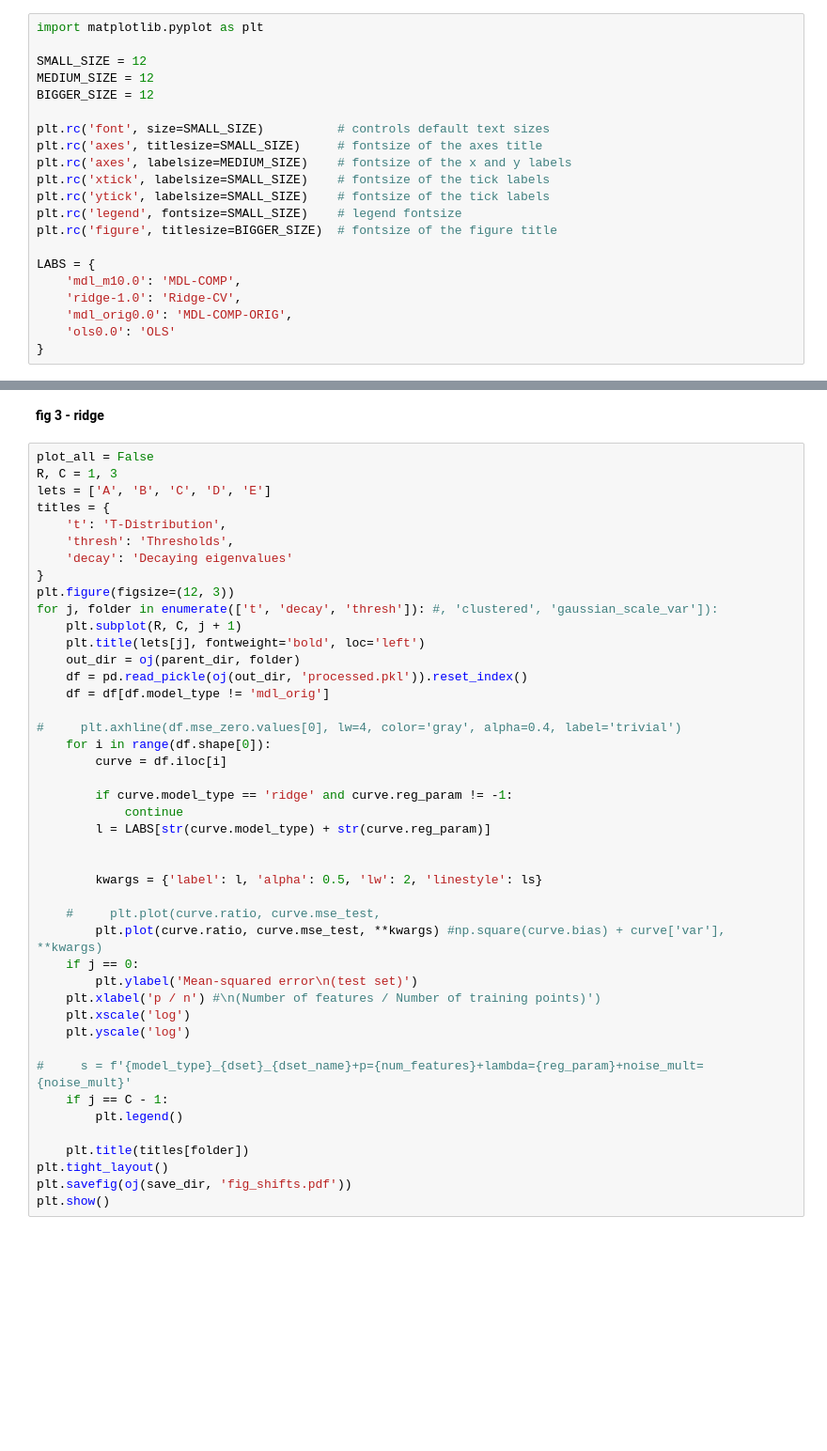
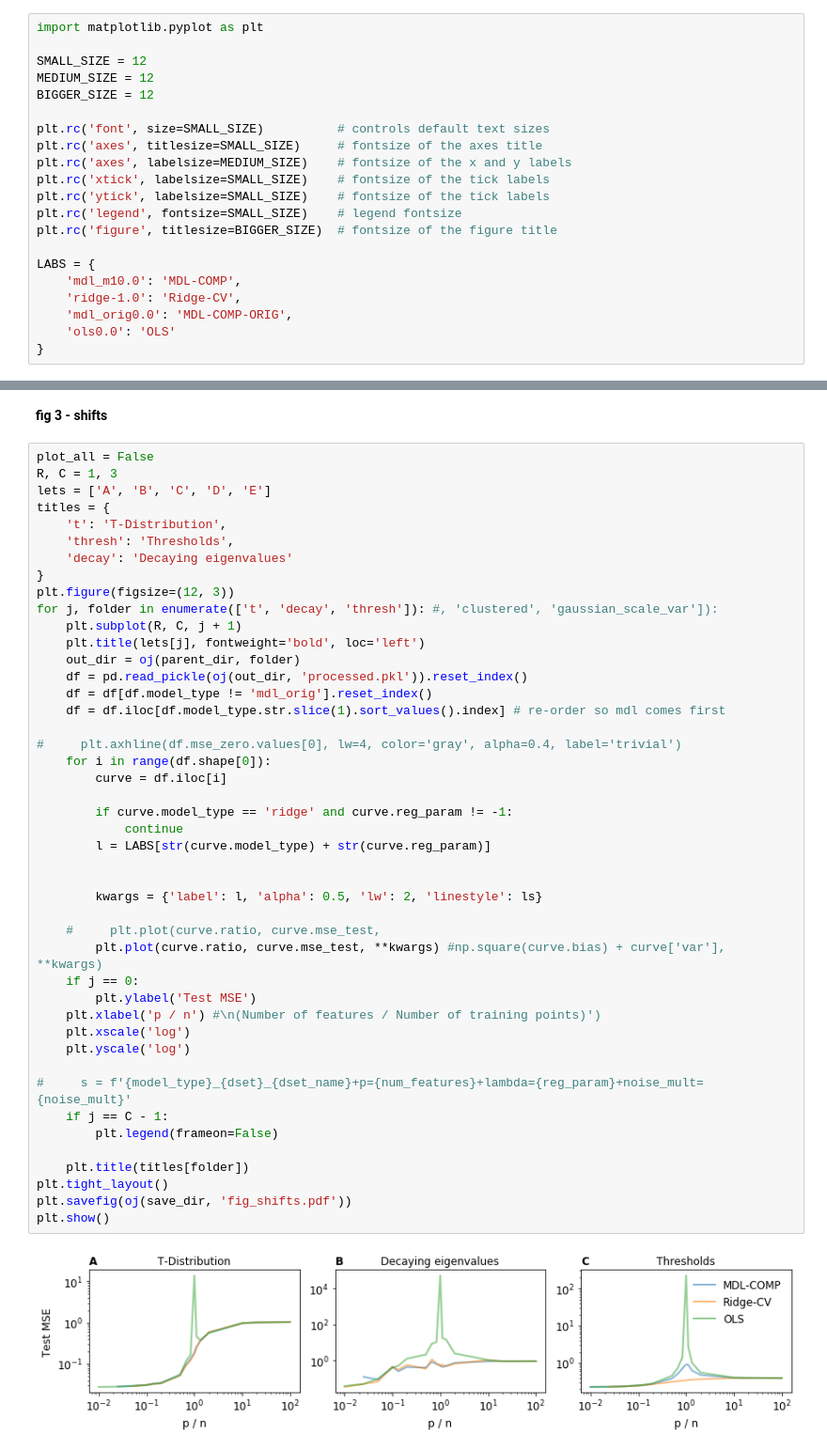
Before and after one commit to csinva/mdl-complexity, a Jupyter notebook: analyze_sweeps_sim.ipynb, the cells around one changed output, grey strips where cells are left out. Shown: that part at 94% size. Saved outputs shown, nothing was run; the diff lists cells and outputs as text; blank space fills up the shorter version.

```diff
--- a/analyze_sweeps_sim.ipynb
+++ b/analyze_sweeps_sim.ipynb
@@ -222,5 +292,5 @@ LABS = {
 # %% [markdown]
-**fig 3 - ridge**
+**fig 3 - shifts**
 # %%
 plot_all = False
 R, C = 1, 3
@@ -235,33 +305,36 @@ for j, folder in enumerate(['t', 'decay', 'thresh']): #, 'clustered', 'gaussian_
     plt.subplot(R, C, j + 1)
     plt.title(lets[j], fontweight='bold', loc='left')
     out_dir = oj(parent_dir, folder)
     df = pd.read_pickle(oj(out_dir, 'processed.pkl')).reset_index()
-    df = df[df.model_type != 'mdl_orig']
+    df = df[df.model_type != 'mdl_orig'].reset_index()
+    df = df.iloc[df.model_type.str.slice(1).sort_values().index] # re-order so mdl comes first
 
 #     plt.axhline(df.mse_zero.values[0], lw=4, color='gray', alpha=0.4, label='trivial')
     for i in range(df.shape[0]):
         curve = df.iloc[i]
 
         if curve.model_type == 'ridge' and curve.reg_param != -1:
             continue
         l = LABS[str(curve.model_type) + str(curve.reg_param)]
 
 
         kwargs = {'label': l, 'alpha': 0.5, 'lw': 2, 'linestyle': ls}
 
     #     plt.plot(curve.ratio, curve.mse_test,
         plt.plot(curve.ratio, curve.mse_test, **kwargs) #np.square(curve.bias) + curve['var'], **kwargs)
     if j == 0:
-        plt.ylabel('Mean-squared error\n(test set)')
+        plt.ylabel('Test MSE')
     plt.xlabel('p / n') #\n(Number of features / Number of training points)')
     plt.xscale('log')
     plt.yscale('log')
 
 #     s = f'{model_type}_{dset}_{dset_name}+p={num_features}+lambda={reg_param}+noise_mult={noise_mult}'
     if j == C - 1:
-        plt.legend()
+        plt.legend(frameon=False)
 
     plt.title(titles[folder])
 plt.tight_layout()
 plt.savefig(oj(save_dir, 'fig_shifts.pdf'))
 plt.show()
+# %% [output]
+[figure, added]
```
Also changed, not shown: parts of 4 cells of this notebook, 6 other files.
